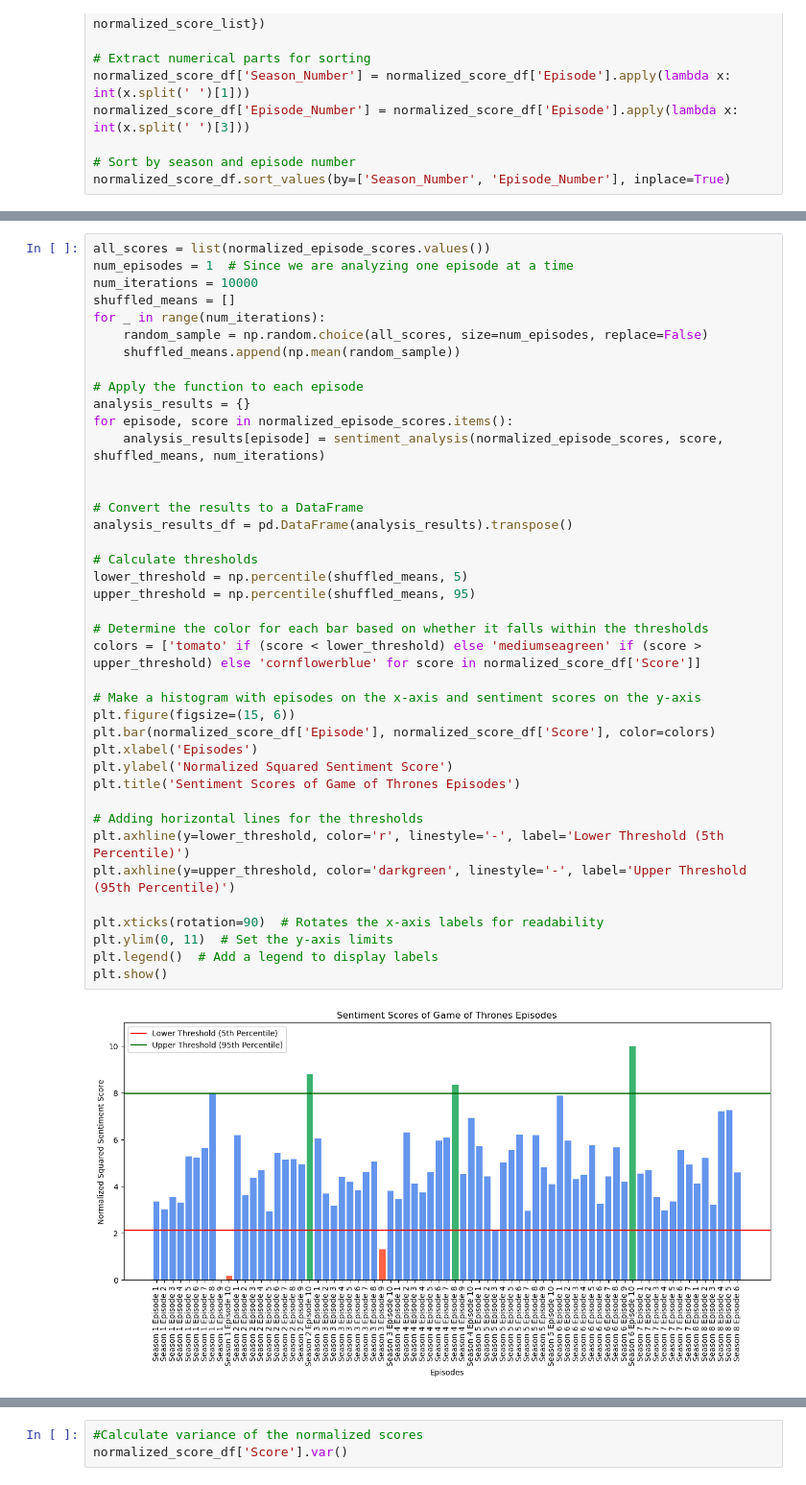
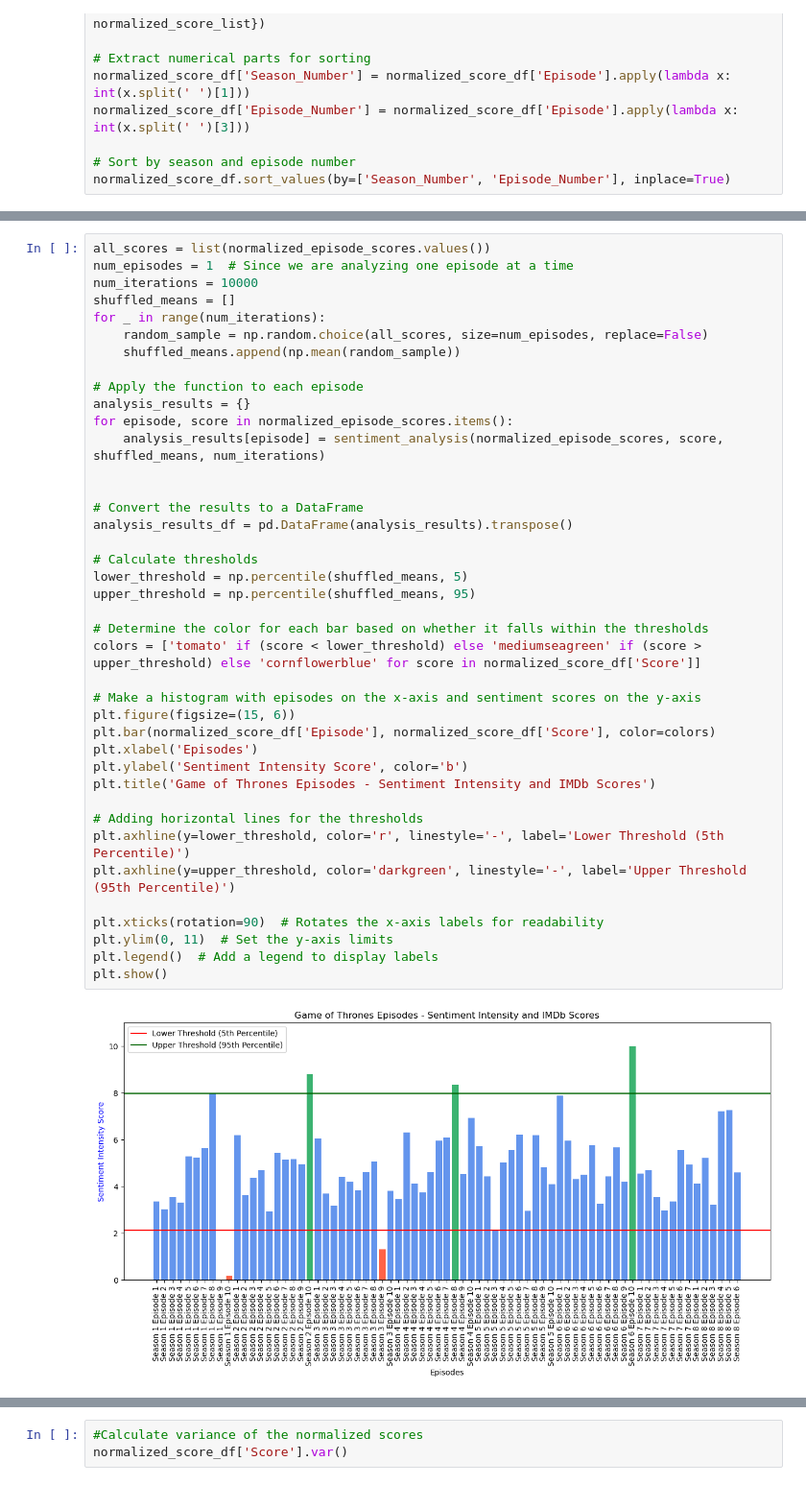
Before and after one commit to Agentroi/socialegraphs23, a Jupyter notebook: project/final/working_notebook.ipynb, the cells around one changed output, grey strips where cells are left out. Shown at 96% size. Saved outputs shown, nothing was run; the diff lists cells and outputs as text.

```diff
--- a/project/final/working_notebook.ipynb
+++ b/project/final/working_notebook.ipynb
@@ -1520,33 +1528,33 @@ for _ in range(num_iterations):
 # Apply the function to each episode
 analysis_results = {}
 for episode, score in normalized_episode_scores.items():
     analysis_results[episode] = sentiment_analysis(normalized_episode_scores, score, shuffled_means, num_iterations)
 
 
 # Convert the results to a DataFrame
 analysis_results_df = pd.DataFrame(analysis_results).transpose()
 
 # Calculate thresholds
 lower_threshold = np.percentile(shuffled_means, 5)
 upper_threshold = np.percentile(shuffled_means, 95)
 
 # Determine the color for each bar based on whether it falls within the thresholds
 colors = ['tomato' if (score < lower_threshold) else 'mediumseagreen' if (score > upper_threshold) else 'cornflowerblue' for score in normalized_score_df['Score']]
 
 # Make a histogram with episodes on the x-axis and sentiment scores on the y-axis
 plt.figure(figsize=(15, 6))
 plt.bar(normalized_score_df['Episode'], normalized_score_df['Score'], color=colors)
 plt.xlabel('Episodes')
-plt.ylabel('Normalized Squared Sentiment Score')
-plt.title('Sentiment Scores of Game of Thrones Episodes')
+plt.ylabel('Sentiment Intensity Score', color='b')
+plt.title('Game of Thrones Episodes - Sentiment Intensity and IMDb Scores')
 
 # Adding horizontal lines for the thresholds
 plt.axhline(y=lower_threshold, color='r', linestyle='-', label='Lower Threshold (5th Percentile)')
 plt.axhline(y=upper_threshold, color='darkgreen', linestyle='-', label='Upper Threshold (95th Percentile)')
 
 plt.xticks(rotation=90)  # Rotates the x-axis labels for readability
 plt.ylim(0, 11)  # Set the y-axis limits
 plt.legend()  # Add a legend to display labels
 plt.show()
 # %% [output]
-[figure, old version]
+[figure, new version]
```
Also changed, not shown: parts of 19 cells of this notebook.
